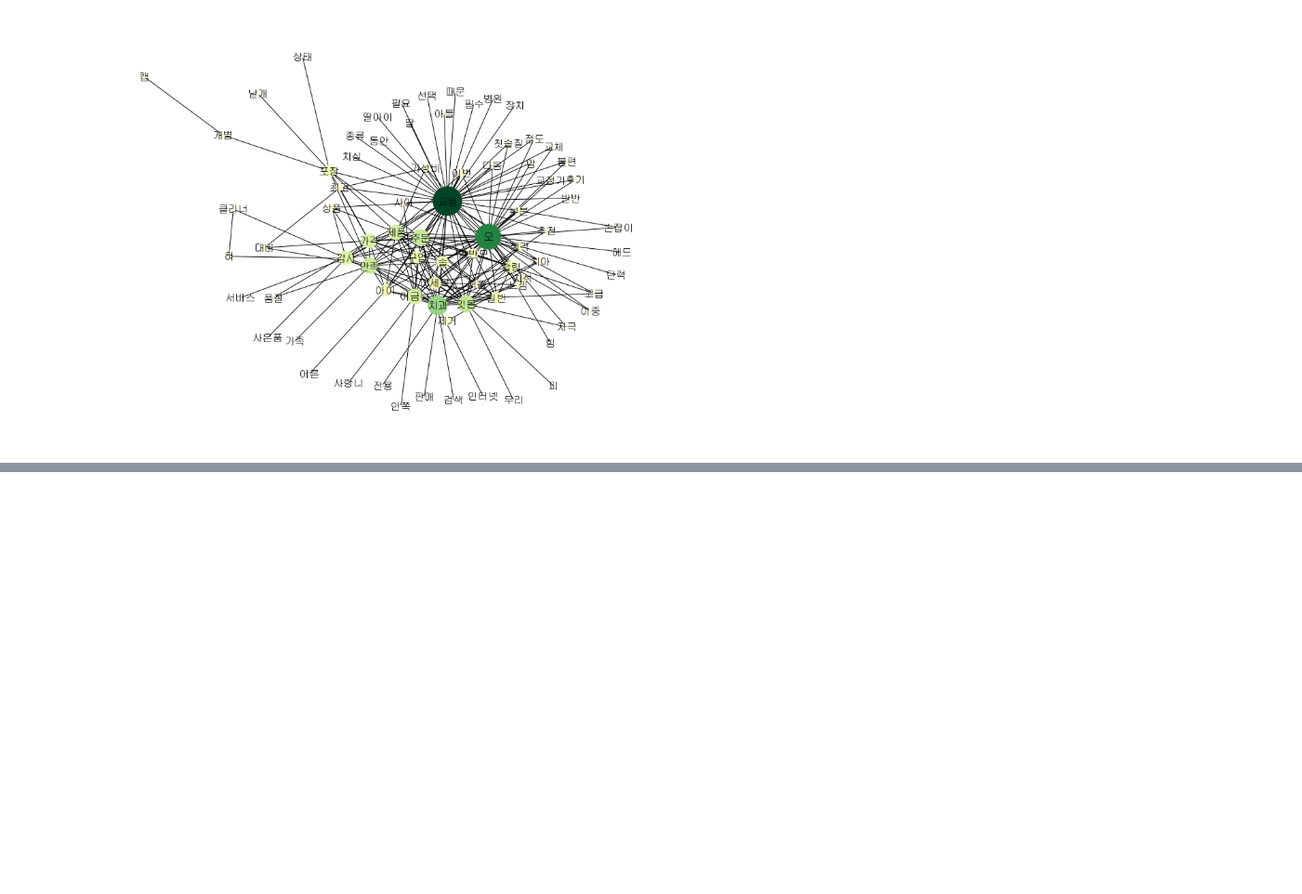
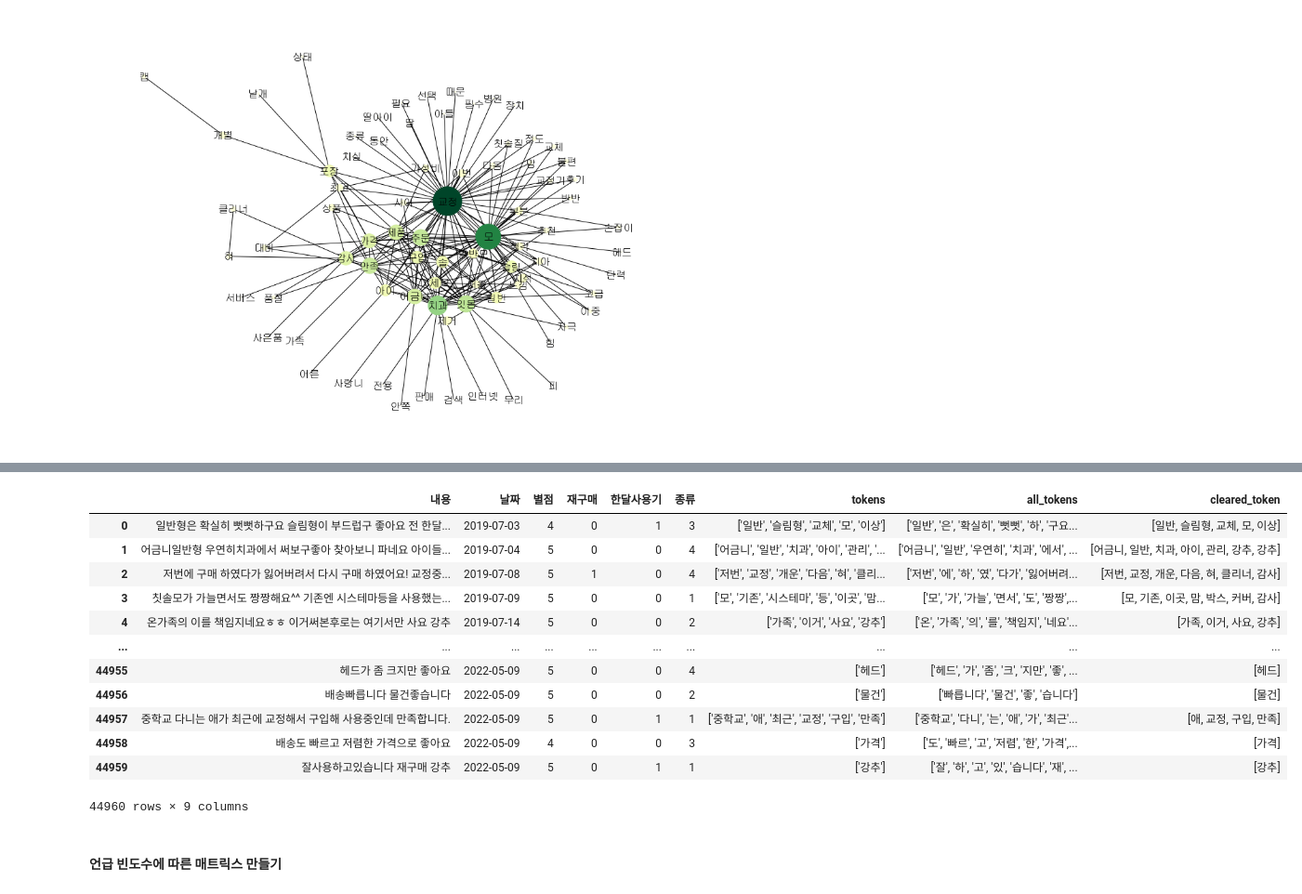
Before and after one commit to K-Final-Project/MZ-trend, a Jupyter notebook: 네이버쇼핑몰 칫솔-동호/2. 스마트스토어 - 네트워크분석.ipynb, the cells around one changed output, grey strips where cells are left out. Shown: that part at 93% size. Cells and saved outputs as stored; diff of their text form; code cells hidden in the pictures; blank space fills up the shorter version.

```diff
--- a/네이버쇼핑몰 칫솔-동호/2. 스마트스토어 - 네트워크분석.ipynb
+++ b/네이버쇼핑몰 칫솔-동호/2. 스마트스토어 - 네트워크분석.ipynb
@@ -371,0 +409,4 @@ plt.savefig('./칫솔 - 네트워크분석.jpeg')            # 이미지 저장
+# %%
+# 데이터프레임화
+word_count_df = pd.DataFrame(list(word_count.items()),columns=['keyword', 'count'])
+word_count_df
@@ -371,0 +427,5 @@ plt.savefig('./칫솔 - 네트워크분석.jpeg')            # 이미지 저장
+# %%
+# 빈도수 기준으로 단어 제거 위함
+count = word_count_df[word_count_df['count'] >= 40]  # 빈도수 40개 이상
+count_list = list(count['keyword'])
+len(count_list)
@@ -371,0 +454,20 @@ plt.savefig('./칫솔 - 네트워크분석.jpeg')            # 이미지 저장
+# %%
+cleared_list = []
+
+list1 = []
+
+# 불용어(stopwords)에 해당하는 요소 제외 -> list1
+for word in word_list:
+    li_1 = []
+    for w in word:
+        if w not in stop_words:
+           li_1.append(w)
+    list1.append(li_1)
+
+# 빈도수 기준(count_list) 충족하는 요소 추출 -> cleared_list
+for li in list1:
+    li_2 = []
+    for l in li:
+        if l in count_list:
+            li_2.append(l)
+    cleared_list.append(li_2)
@@ -371,0 +494,18 @@ plt.savefig('./칫솔 - 네트워크분석.jpeg')            # 이미지 저장
+# %%
+df['cleared_token'] = cleared_list
+# %%
+df
+# %% [output]
+|  | 내용 | 날짜 | 별점 | 재구매 | 한달사용기 | 종류 | tokens | all_tokens | cleared_token |
+| 0 | 일반형은 확실히 뻣뻣하구요 슬림형이 부드럽구 좋아요 전 한달... | 2019-07-03 | 4 | 0 | 1 | 3 | ['일반', '슬림형', '교체', '모', '이상'] | ['일반', '은', '확실히', '뻣뻣', '하', '구요... | [일반, 슬림형, 교체, 모, 이상] |
+| 1 | 어금니일반형 우연히치과에서 써보구좋아 찾아보니 파네요 아이들... | 2019-07-04 | 5 | 0 | 0 | 4 | ['어금니', '일반', '치과', '아이', '관리', '... | ['어금니', '일반', '우연히', '치과', '에서', ... | [어금니, 일반, 치과, 아이, 관리, 강추, 강추] |
+| 2 | 저번에 구매 하였다가 잃어버려서 다시 구매 하였어요! 교정중... | 2019-07-08 | 5 | 1 | 0 | 4 | ['저번', '교정', '개운', '다음', '혀', '클리... | ['저번', '에', '하', '였', '다가', '잃어버려... | [저번, 교정, 개운, 다음, 혀, 클리너, 감사] |
+| 3 | 칫솔모가 가늘면서도 짱짱해요^^ 기존엔 시스테마등을 사용했는... | 2019-07-09 | 5 | 0 | 0 | 1 | ['모', '기존', '시스테마', '등', '이곳', '맘... | ['모', '가', '가늘', '면서', '도', '짱짱',... | [모, 기존, 이곳, 맘, 박스, 커버, 감사] |
+| 4 | 온가족의 이를 책임지네요ㅎㅎ 이거써본후로는 여기서만 사요 강추 | 2019-07-14 | 5 | 0 | 0 | 2 | ['가족', '이거', '사요', '강추'] | ['온', '가족', '의', '를', '책임지', '네요'... | [가족, 이거, 사요, 강추] |
+| ... | ... | ... | ... | ... | ... | ... | ... | ... | ... |
+| 44955 | 헤드가 좀 크지만 좋아요 | 2022-05-09 | 5 | 0 | 0 | 4 | ['헤드'] | ['헤드', '가', '좀', '크', '지만', '좋', ... | [헤드] |
+| 44956 | 배송빠릅니다 물건좋습니다 | 2022-05-09 | 5 | 0 | 0 | 2 | ['물건'] | ['빠릅니다', '물건', '좋', '습니다'] | [물건] |
+| 44957 | 중학교 다니는 애가 최근에 교정해서 구입해 사용중인데 만족합니다. | 2022-05-09 | 5 | 0 | 1 | 1 | ['중학교', '애', '최근', '교정', '구입', '만족'] | ['중학교', '다니', '는', '애', '가', '최근'... | [애, 교정, 구입, 만족] |
+| 44958 | 배송도 빠르고 저렴한 가격으로 좋아요 | 2022-05-09 | 4 | 0 | 0 | 3 | ['가격'] | ['도', '빠르', '고', '저렴', '한', '가격',... | [가격] |
+| 44959 | 잘사용하고있습니다 재구매 강추 | 2022-05-09 | 5 | 0 | 1 | 1 | ['강추'] | ['잘', '하', '고', '있', '습니다', '재', ... | [강추] |
+44960 rows × 9 columns
@@ -371,0 +515,2 @@ plt.savefig('./칫솔 - 네트워크분석.jpeg')            # 이미지 저장
+# %% [markdown]
+#### 언급 빈도수에 따른 매트릭스 만들기
```
Also changed, not shown: parts of 16 cells of this notebook, 1 other file.
